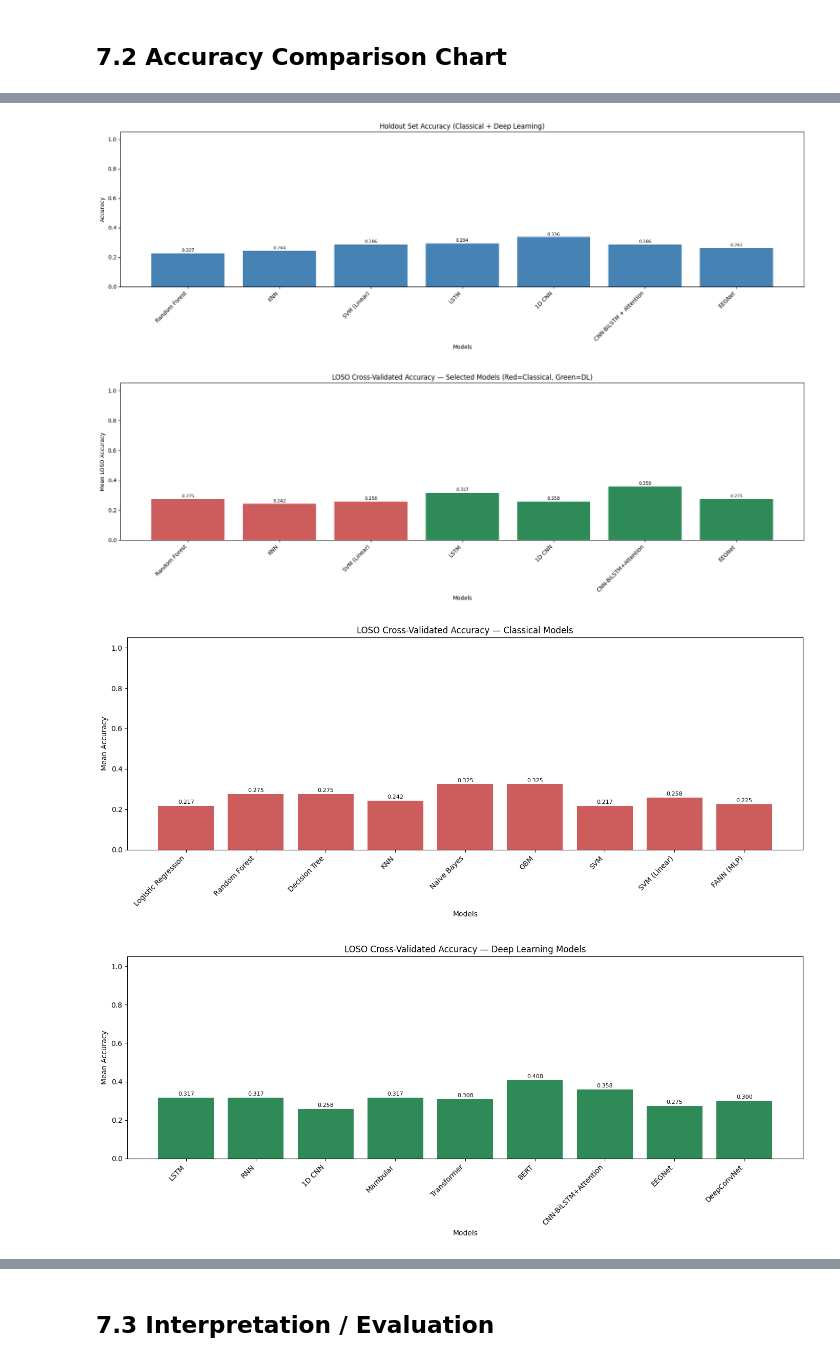
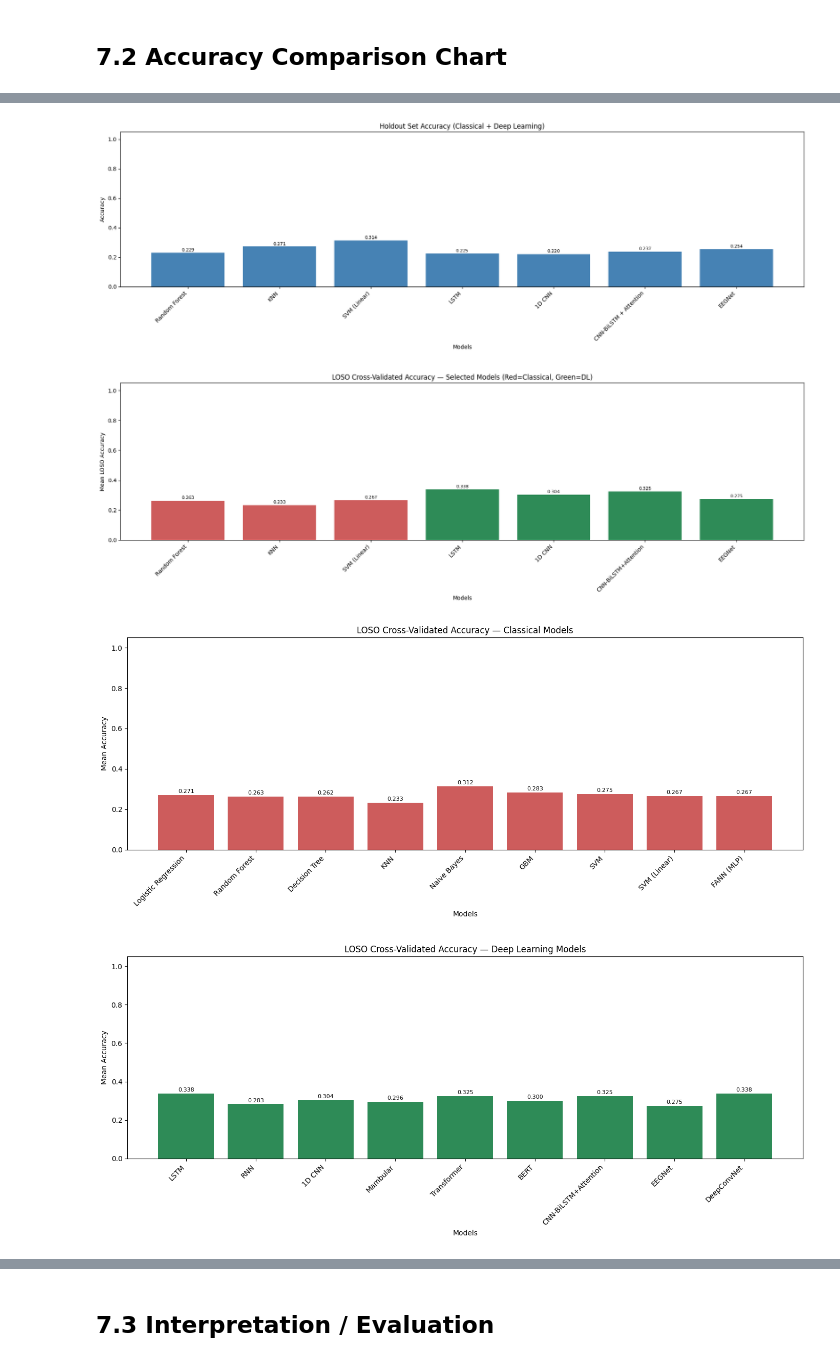
Before and after one commit to mushfique-tajwar/VR-EEG-Deep-Learning, a Jupyter notebook: code.ipynb, the cells around one changed output, grey strips where cells are left out. Drawn from its saved outputs; the diff is of its cells as text; code cells hidden in the pictures.

```diff
--- a/code.ipynb
+++ b/code.ipynb
@@ -60,7 +60,16 @@ from keras.optimizers import Adam
 from keras.losses import SparseCategoricalCrossentropy
 from keras.regularizers import l2
 # %%
-csvfile = pd.read_csv('dataset.csv')
+csvfile = pd.read_csv(
+    'dataset.csv',
+    na_values=['#NUM!', ''],
+)
+
+# Coerce EEG channels to numeric immediately (avoids object dtype in EDA)
+eeg_cols = ['RAW_TP9', 'RAW_AF7', 'RAW_AF8', 'RAW_TP10']
+for c in eeg_cols:
+    if c in csvfile.columns:
+        csvfile[c] = pd.to_numeric(csvfile[c], errors='coerce')
 # %% [markdown]
 # **2. Exploratory Data Analysis (EDA)**
 # %% [markdown]
@@ -424,7 +436,7 @@ eeg_cols = ['RAW_TP9','RAW_AF7','RAW_AF8','RAW_TP10']
 fs_hz = 256  # Sampling rate (Hz) used for FFT frequency axis
 
 window_samples = 64   # Multiple windows per segment (~154 rows each)
-step_samples = 32
+step_samples = 16  # overlap: step=16 per P2 baseline (was 32)
 win = int(window_samples)
 step = int(step_samples)
 
@@ -459,7 +471,8 @@ def bandpower_psd_welch(x, fs, fmin, fmax, nperseg=None):
     df = freqs[1] - freqs[0]
 
     # Integrate the area under the PSD curve for the selected frequency band
-    band_power = np.trapz(psd[idx_band], dx=df)
+    _trapz = getattr(np, 'trapezoid', np.trapz)
+    band_power = _trapz(psd[idx_band], dx=df)
 
     return band_power
 
@@ -2002,7 +2001,7 @@ plt.show()
 
 if 'loso_classical_scores' in globals() and 'loso_dl_scores' in globals():
     selected_models = {'KNN', 'Random Forest', 'SVM (Linear)', 'Neural Network (Dense)',
-                       '1D CNN', 'LSTM', 'EEGNet', 'CNN-BiLSTM+Attention'}
+                       '1D CNN', 'LSTM', 'EEGNet', 'CNN-BiLSTM+Attention', 'CNN-BiLSTM + Attention'}
 
     classical_models_set = set(loso_classical_scores.keys())
     all_loso = {}
@@ -2054,34 +2053,34 @@ if 'loso_dl_scores' in globals():
     plt.ylabel('Mean Accuracy')
     plt.title('LOSO Cross-Validated Accuracy — Deep Learning Models')
     for b, s in zip(bars, dl_means):
         plt.text(b.get_x() + b.get_width()/2, s + 0.005, f'{s:.3f}', ha='center', va='bottom', fontsize=8)
     plt.ylim(0, 1.05)
     plt.tight_layout()
     plt.show()
 
 
 # --- Chart 5: Combined LOSO comparison (Classical + DL side by side) ---
 if 'loso_classical_scores' in globals() and 'loso_dl_scores' in globals():
     all_loso = {}
     for n in loso_classical_scores:
         all_loso[n] = np.mean(loso_classical_scores[n])
     for n in loso_dl_scores:
         all_loso[n] = np.mean(loso_dl_scores[n])
 
     plt.figure(figsize=(18, 6))
     colors = ['indianred'] * len(loso_classical_scores) + ['seagreen'] * len(loso_dl_scores)
     bars = plt.bar(list(all_loso.keys()), list(all_loso.values()), color=colors)
     plt.xticks(rotation=45, ha='right')
     plt.xlabel('Models')
     plt.ylabel('Mean LOSO Accuracy')
     plt.title('LOSO Cross-Validated Accuracy — All Models (Red=Classical, Green=DL)')
     for b, s in zip(bars, all_loso.values()):
         plt.text(b.get_x() + b.get_width()/2, s + 0.005, f'{s:.3f}', ha='center', va='bottom', fontsize=8)
     plt.ylim(0, 1.05)
     plt.tight_layout()
     plt.show()
 # %% [output]
-[figure, old version]
+[figure, new version]
-[figure, old version]
+[figure, new version]
-[figure, old version]
+[figure, new version]
-[figure, old version]
+[figure, new version]
```
Also changed, not shown: parts of 37 cells of this notebook, 1 other file.
